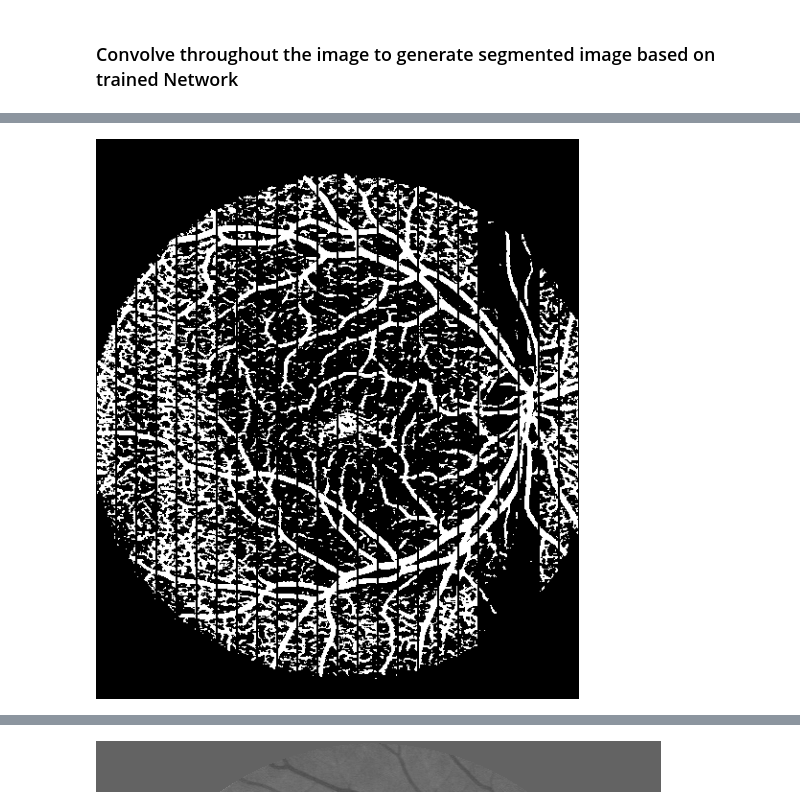
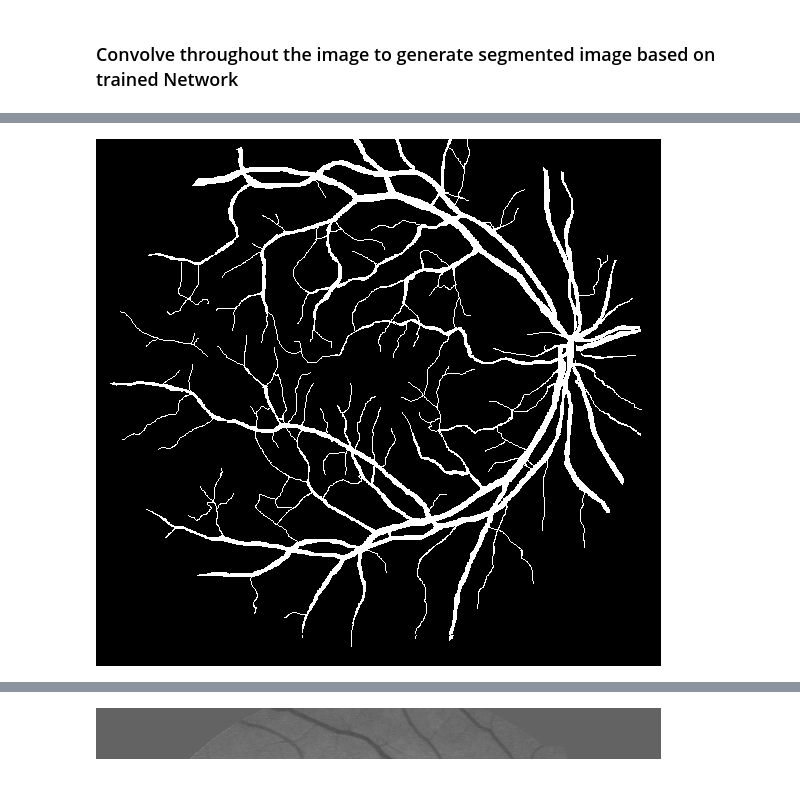
Before and after one commit to sraashis/deepdyn, a Jupyter notebook: notebook/HYBRIDNET_PyTORCH.ipynb, the cells around one changed output, grey strips where cells are left out. Drawn from its saved outputs; the diff is of its cells as text; code cells hidden in the pictures.

```diff
--- a/notebook/HYBRIDNET_PyTORCH.ipynb
+++ b/notebook/HYBRIDNET_PyTORCH.ipynb
@@ -81,16 +78,16 @@ def get_mask_file_test(file_name):
     return file_name.split('_')[0] + '_test_mask.gif'
 
 classes = { 'background': 0, 'vessel': 1,}
-batch_size = 8
+batch_size = 4
 num_classes = len(classes)
-epochs = 3
-patch_rows = 31
+epochs = 1
+patch_rows = 51
 rows, cols = 584, 565
 use_gpu = False
-
+pixel_offset = 5
 #### Images to train/validate per epoch ####
-train_size = 1000
-validation_size = 100
+train_size = None
+validation_size = None
 checkpoint_file = 'PytorchCheckpointHybridrow.nn.tar'
 # %% [markdown]
 ### Define the network
@@ -209,8 +206,8 @@ validationloader = torch.utils.data.DataLoader(validation_set, batch_size=batch_
 ### Train and evaluate the Network
 # %%
 trainer = SimpleNNTrainer(model=net, checkpoint_dir=Dirs['checkpoint'], checkpoint_file=checkpoint_file)
+trainer.resume_from_checkpoint()
+# trainer.train(optimizer=optimizer, dataloader=trainloader, epochs=epochs, use_gpu=use_gpu,
+#               validationloader=validationloader, force_checkpoint=True)
 # trainer.resume_from_checkpoint()
-trainer.train(optimizer=optimizer, dataloader=trainloader, epochs=epochs, use_gpu=use_gpu,
-              validationloader=validationloader, log_frequency=20)
-# trainer.resume_from_checkpoint()
 # %% [output]
@@ -232,7 +225,7 @@ testset = PatchesGenerator(Dirs=TestDirs, patch_rows=patch_rows,
                                 transform=transform_test,
                                 fget_mask=get_mask_file_test,
                                 fget_truth=get_ground_truth_file,
-                                 pixel_offset=patch_cols, mode='eval')
+                                 pixel_offset=patch_rows, mode='eval')
 
 sampler=WeightedRandomSampler(np.ones(testset.__len__()), 100000, replacement=False)
 testloader = torch.utils.data.DataLoader(testset, batch_size=10,
@@ -251,13 +259,6 @@ Batch[3/3] pre:0.459 rec:0.766 f1:0.574 acc:0.904
 # %%
 # IMG.fromarray(np.array(y_pred.reshape(584, 54/6)*255, dtype=np.uint8))
-i = np.array(y_pred[0]*255, dtype=np.uint8)
-j = np.array(y_pred[1]*255, dtype=np.uint8)
-# IMG.fromarray(np.stack(i, j))np.column_stack
-acc = np.column_stack((i,j))
-for k in range(2, 24):
-    l = np.array(y_pred[k]*255, dtype=np.uint8)
-    acc = np.column_stack((acc, l))
-
-IMG.fromarray(acc)
+i = np.array(y_true.reshape(-1, 565)*255, dtype=np.uint8)
+IMG.fromarray(i)
 # %% [output]
-[figure, old version]
+[figure, new version]
```
Also changed, not shown: parts of 15 cells of this notebook, 3 other files.
